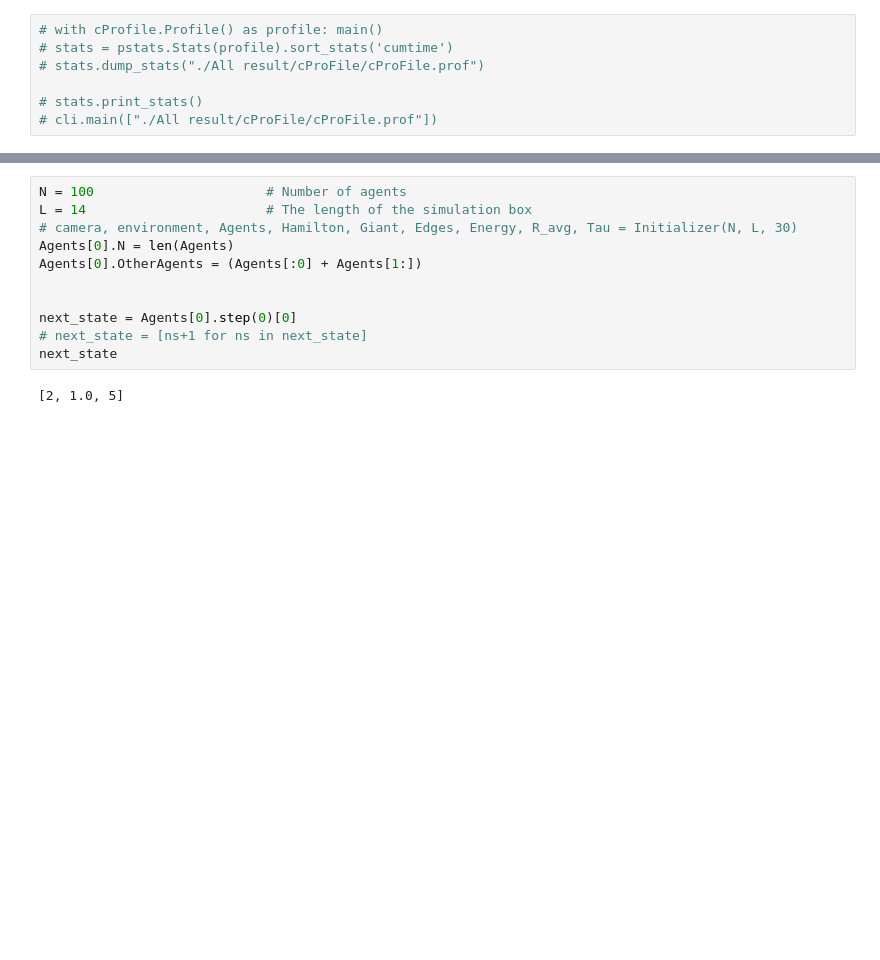
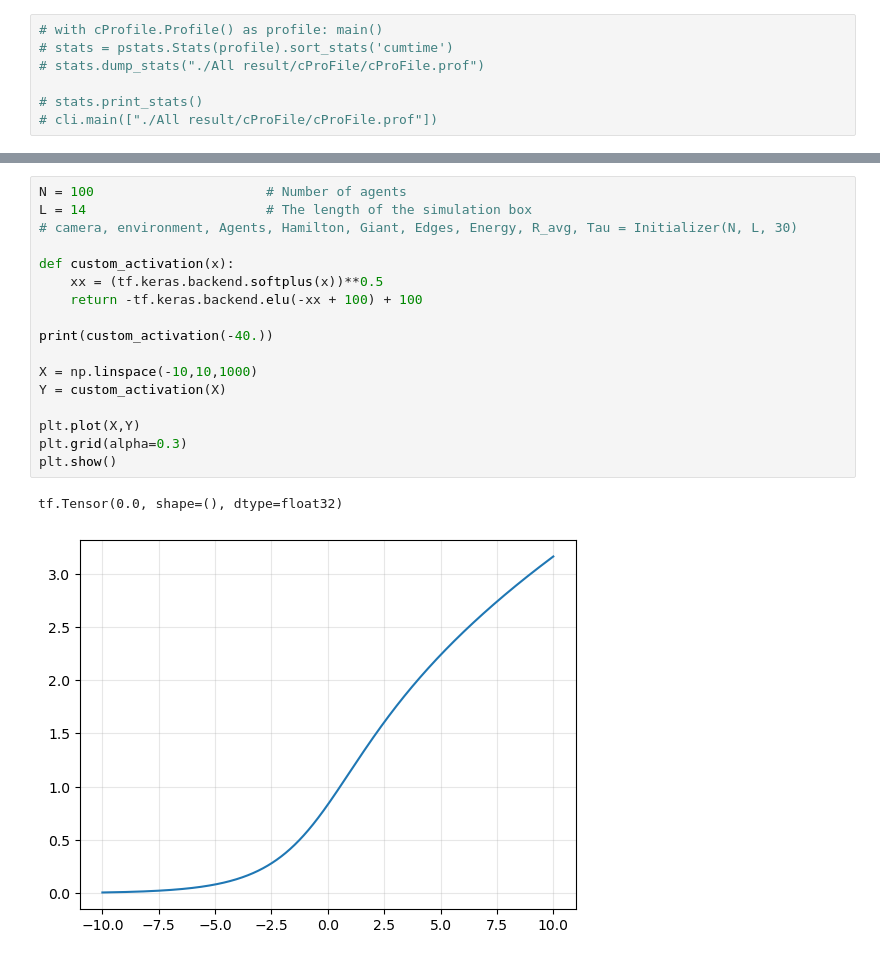
Before and after one commit to mehdibp/distributed_connected, a Jupyter notebook: Agents.ipynb, the cells around one changed output, grey strips where cells are left out. Drawn from its saved outputs; the diff is of its cells as text; blank space fills up the shorter version.

```diff
--- a/Agents.ipynb
+++ b/Agents.ipynb
@@ -297,13 +429,20 @@ Seed: 30, Sheep: Send Request
 # %%
 N = 100                      # Number of agents
 L = 14                       # The length of the simulation box
 # camera, environment, Agents, Hamilton, Giant, Edges, Energy, R_avg, Tau = Initializer(N, L, 30)
-Agents[0].N = len(Agents)
-Agents[0].OtherAgents = (Agents[:0] + Agents[1:])
 
+def custom_activation(x):
+    xx = (tf.keras.backend.softplus(x))**0.5
+    return -tf.keras.backend.elu(-xx + 100) + 100
 
-next_state = Agents[0].step(0)[0]
-# next_state = [ns+1 for ns in next_state]
-next_state
+print(custom_activation(-40.))
+
+X = np.linspace(-10,10,1000)
+Y = custom_activation(X)
+
+plt.plot(X,Y)
+plt.grid(alpha=0.3)
+plt.show()
 # %% [output]
-[2, 1.0, 5]
+tf.Tensor(0.0, shape=(), dtype=float32)
+[figure, added]
```
Also changed, not shown: parts of 13 cells of this notebook, 9 other files.
